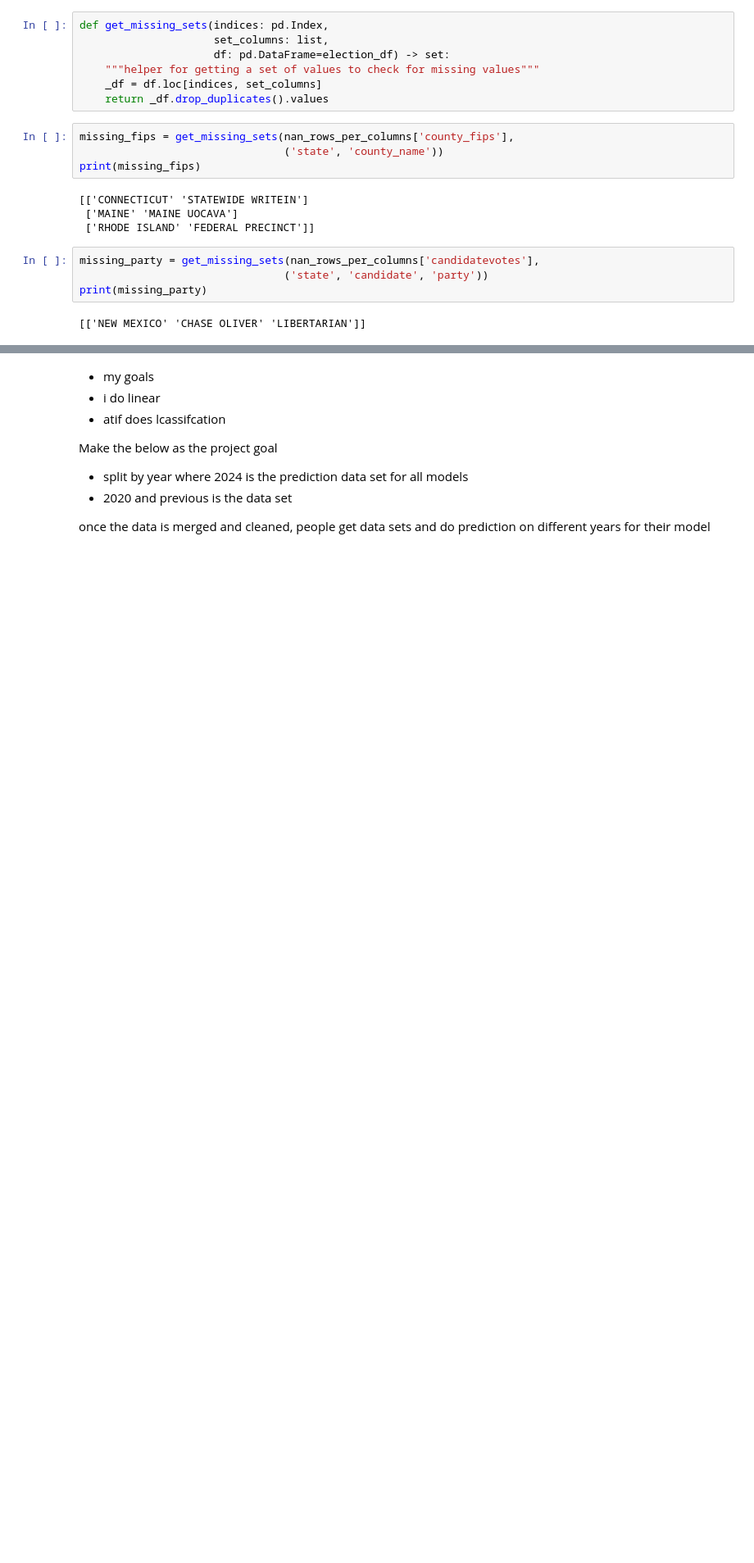
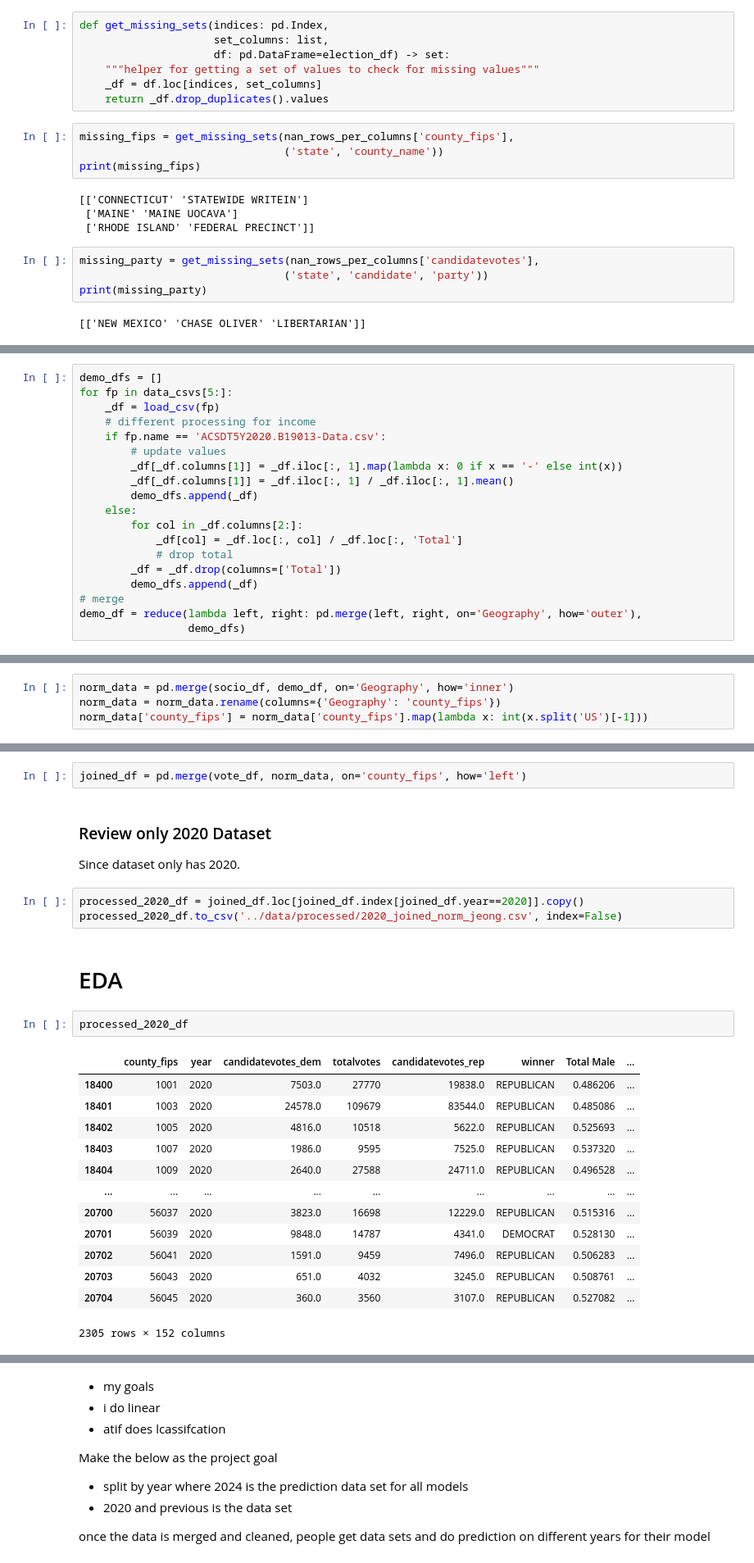
Before and after one commit to datif1/DSC445-ML1-Election-Prediction, a Jupyter notebook: notebooks/eda-yung.ipynb, the cells around one changed output, grey strips where cells are left out. Shown at 82% size. Drawn from its saved outputs; the diff is of its cells as text; blank space fills up the shorter version.

```diff
--- a/notebooks/eda-yung.ipynb
+++ b/notebooks/eda-yung.ipynb
@@ -115,0 +208,19 @@ print(missing_party)
+# %%
+demo_dfs = []
+for fp in data_csvs[5:]:
+    _df = load_csv(fp)
+    # different processing for income
+    if fp.name == 'ACSDT5Y2020.B19013-Data.csv':
+        # update values
+        _df[_df.columns[1]] = _df.iloc[:, 1].map(lambda x: 0 if x == '-' else int(x))
+        _df[_df.columns[1]] = _df.iloc[:, 1] / _df.iloc[:, 1].mean()
+        demo_dfs.append(_df)
+    else:
+        for col in _df.columns[2:]:
+            _df[col] = _df.loc[:, col] / _df.loc[:, 'Total']
+            # drop total
+        _df = _df.drop(columns=['Total'])
+        demo_dfs.append(_df)
+# merge
+demo_df = reduce(lambda left, right: pd.merge(left, right, on='Geography', how='outer'),
+                 demo_dfs)
@@ -115,0 +241,4 @@ print(missing_party)
+# %%
+norm_data = pd.merge(socio_df, demo_df, on='Geography', how='inner')
+norm_data = norm_data.rename(columns={'Geography': 'county_fips'})
+norm_data['county_fips'] = norm_data['county_fips'].map(lambda x: int(x.split('US')[-1]))
@@ -115,0 +247,27 @@ print(missing_party)
+# %%
+joined_df = pd.merge(vote_df, norm_data, on='county_fips', how='left')
+# %% [markdown]
+### Review only 2020 Dataset
+
+Since dataset only has 2020.
+# %%
+processed_2020_df = joined_df.loc[joined_df.index[joined_df.year==2020]].copy()
+processed_2020_df.to_csv('../data/processed/2020_joined_norm_jeong.csv', index=False)
+# %% [markdown]
+# EDA
+# %%
+processed_2020_df
+# %% [output]
+|  | county_fips | year | candidatevotes_dem | totalvotes | candidatevotes_rep | winner | Total Male | ... |
+| 18400 | 1001 | 2020 | 7503.0 | 27770 | 19838.0 | REPUBLICAN | 0.486206 | ... |
+| 18401 | 1003 | 2020 | 24578.0 | 109679 | 83544.0 | REPUBLICAN | 0.485086 | ... |
+| 18402 | 1005 | 2020 | 4816.0 | 10518 | 5622.0 | REPUBLICAN | 0.525693 | ... |
+| 18403 | 1007 | 2020 | 1986.0 | 9595 | 7525.0 | REPUBLICAN | 0.537320 | ... |
+| 18404 | 1009 | 2020 | 2640.0 | 27588 | 24711.0 | REPUBLICAN | 0.496528 | ... |
+| ... | ... | ... | ... | ... | ... | ... | ... | ... |
+| 20700 | 56037 | 2020 | 3823.0 | 16698 | 12229.0 | REPUBLICAN | 0.515316 | ... |
+| 20701 | 56039 | 2020 | 9848.0 | 14787 | 4341.0 | DEMOCRAT | 0.528130 | ... |
+| 20702 | 56041 | 2020 | 1591.0 | 9459 | 7496.0 | REPUBLICAN | 0.506283 | ... |
+| 20703 | 56043 | 2020 | 651.0 | 4032 | 3245.0 | REPUBLICAN | 0.508761 | ... |
+| 20704 | 56045 | 2020 | 360.0 | 3560 | 3107.0 | REPUBLICAN | 0.527082 | ... |
+2305 rows × 152 columns
```
Also changed, not shown: parts of 45 cells of this notebook.
